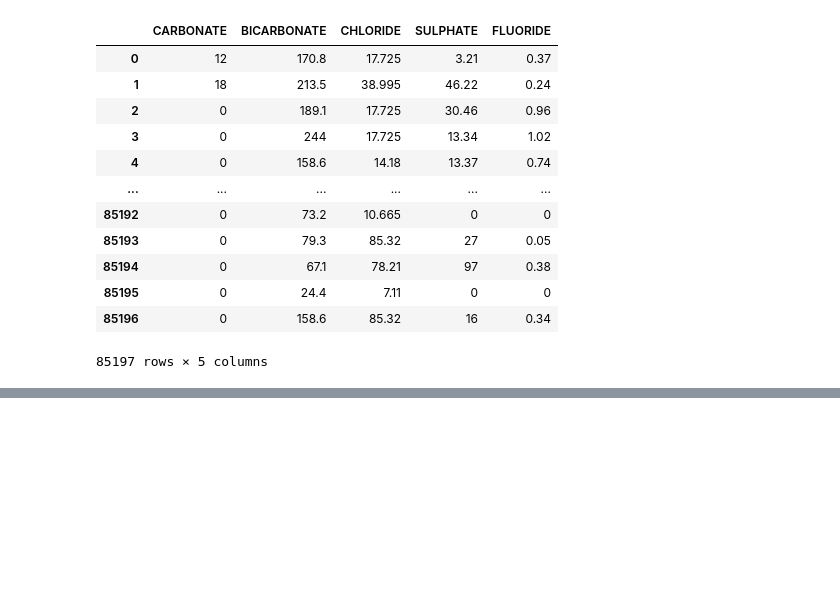
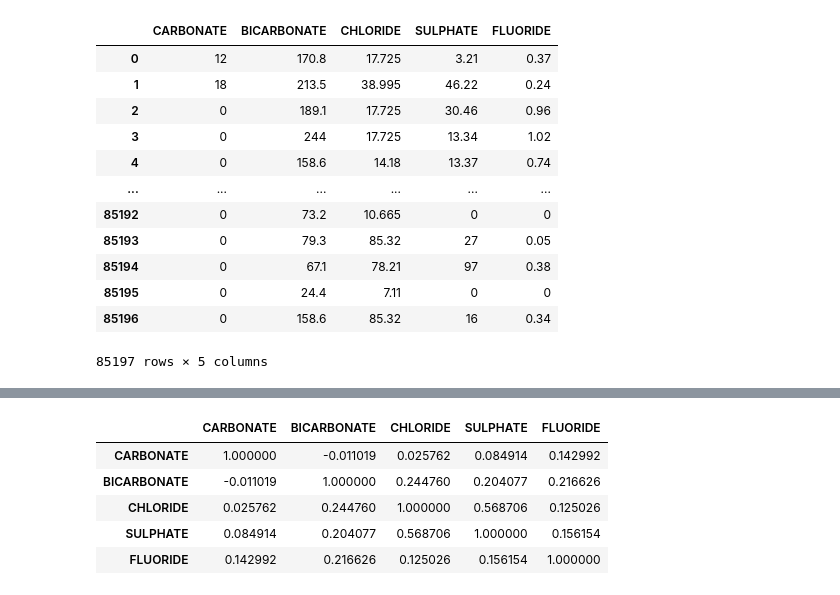
Before and after one commit to Akshay2002Singh/Water-Analysis_Python_ML, a Jupyter notebook: analysis.ipynb, the cells around one changed output, grey strips where cells are left out. Drawn from its saved outputs; the diff is of its cells as text; code cells hidden in the pictures; blank space fills up the shorter version.

```diff
--- a/analysis.ipynb
+++ b/analysis.ipynb
@@ -248,0 +276,10 @@ ValueError: could not convert string to float: 'Tr'
+# %%
+correlation_matrix = car_bicar_data.corr()
+correlation_matrix
+# %% [output]
+|  | CARBONATE | BICARBONATE | CHLORIDE | SULPHATE | FLUORIDE |
+| CARBONATE | 1.000000 | -0.011019 | 0.025762 | 0.084914 | 0.142992 |
+| BICARBONATE | -0.011019 | 1.000000 | 0.244760 | 0.204077 | 0.216626 |
+| CHLORIDE | 0.025762 | 0.244760 | 1.000000 | 0.568706 | 0.125026 |
+| SULPHATE | 0.084914 | 0.204077 | 0.568706 | 1.000000 | 0.156154 |
+| FLUORIDE | 0.142992 | 0.216626 | 0.125026 | 0.156154 | 1.000000 |
```
Also changed, not shown: parts of 7 cells of this notebook, 2 other files.
